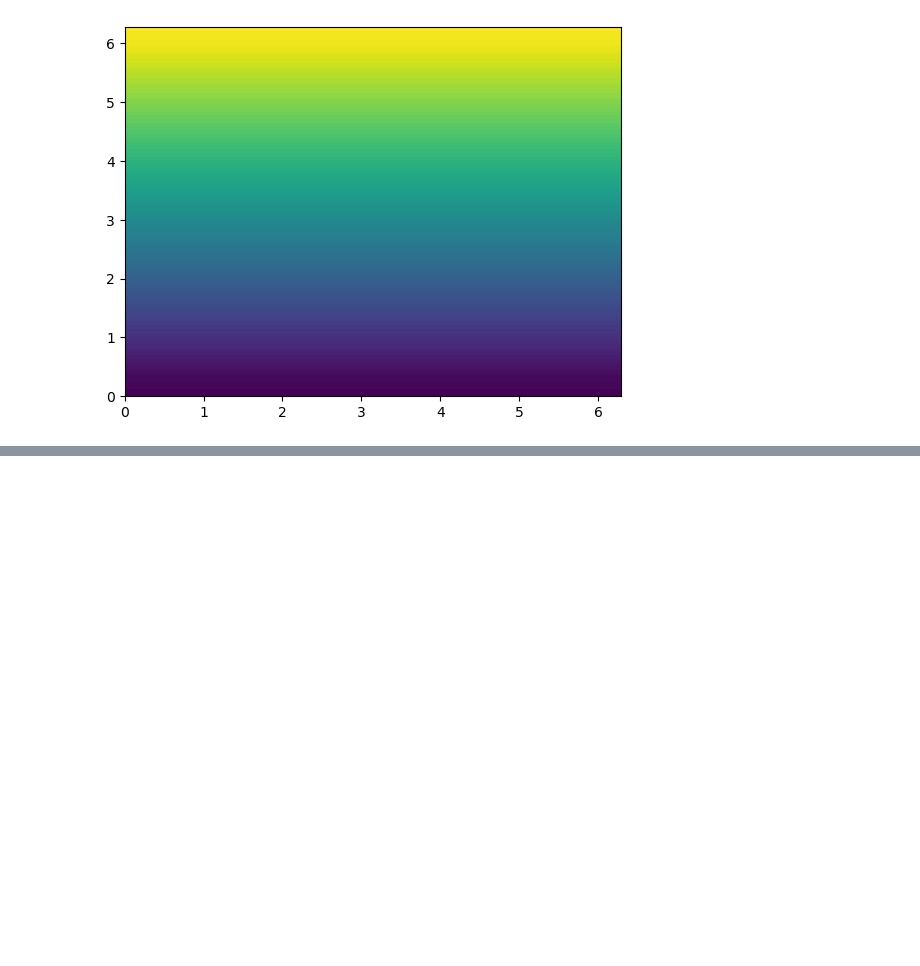
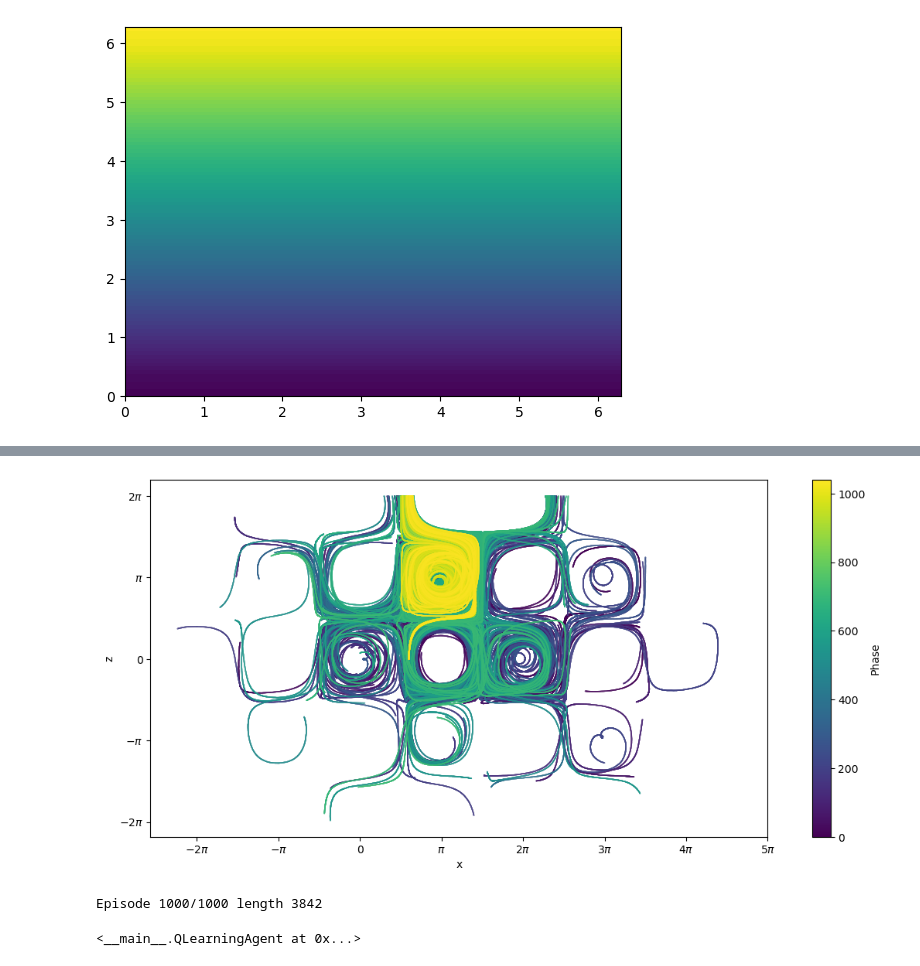
Before and after one commit to feizhanxia/FlowNavigation_via_RL_Reproduction, a Jupyter notebook: TGF.ipynb, the cells around one changed output, grey strips where cells are left out. Drawn from its saved outputs; the diff is of its cells as text; code cells hidden in the pictures; blank space fills up the shorter version.

```diff
--- a/TGF.ipynb
+++ b/TGF.ipynb
@@ -312,46 +325,50 @@ for i in range(8):
 # %%
 from matplotlib.cm import ScalarMappable
 import matplotlib.pyplot as plt
 
 fig, ax = plt.subplots(1,1,figsize=(15,6))
-pos = np.array(agent7.pos)
+pos = np.array(agent1.pos)
 
 phase_size = 5000
 colors = np.arange(len(pos)) // phase_size  # 每个阶段颜色相同
 
 # plot the scatter plot
 scatter = ax.scatter(pos[:, 0]/np.pi, pos[:, 1]/np.pi, c=colors, cmap='viridis',s = 0.01)
 
 # add color bar
 sm = ScalarMappable(cmap='viridis')
 sm.set_array(colors)
 cbar = fig.colorbar(sm, ax=ax)
 cbar.set_label('Phase')
 
 ax.set_xlabel('x')
 ax.set_ylabel('z')
 ax.set_aspect('equal')
 ax.set_xticks([-2, -1, 0, 1, 2, 3, 4, 5])
 ax.set_xticklabels(['$-2\pi$','$-\pi$','0', '$\pi$', '$2\pi$','$3\pi$','$4\pi$','5$\pi$'])
 ax.set_yticks([-2, -1, 0, 1, 2])
 ax.set_yticklabels(['$-2\pi$','$-\pi$','0', '$\pi$', '$2\pi$'])
 
 
 plt.show()
+# %% [output]
+[figure, added]
 # %%
 #定义训练函数
 def train_agent(agent):
     agent.train(initial_position=np.array([3*np.pi/5,0.0]),initial_direction=np.array([np.pi/2]))
     return agent
-# 创建智能体列表
-agents = np.array([agent1, agent2, agent3, agent4, agent5, agent6, agent7, agent8])
-train_agents = np.frompyfunc(train_agent, 1, 1)
-# from multiprocessing import Pool
-# if __name__ == '__main__':
-#     # 创建一个进程池
-#     with Pool(processes=len(agents)) as pool:
-#         # 使用map函数来并行训练智能体
-#         agents = pool.map(train_agent, agents)
+
+# 顺序训练系列智能体
+# train_agents = np.frompyfunc(train_agent, 1, 1)
+# agents = np.array([agent1, agent2, agent3, agent4, agent5, agent6, agent7, agent8])
+# train_agents(agents)
+
+# 单个智能体训练
+train_agent(agent1)
+# %% [output]
+Episode 1000/1000 length 3842
+<__main__.QLearningAgent at 0x...>
 # %%
 # # 创建环境和智能体
 # # 对照
```
Also changed, not shown: parts of 6 cells of this notebook, 6 other files.
